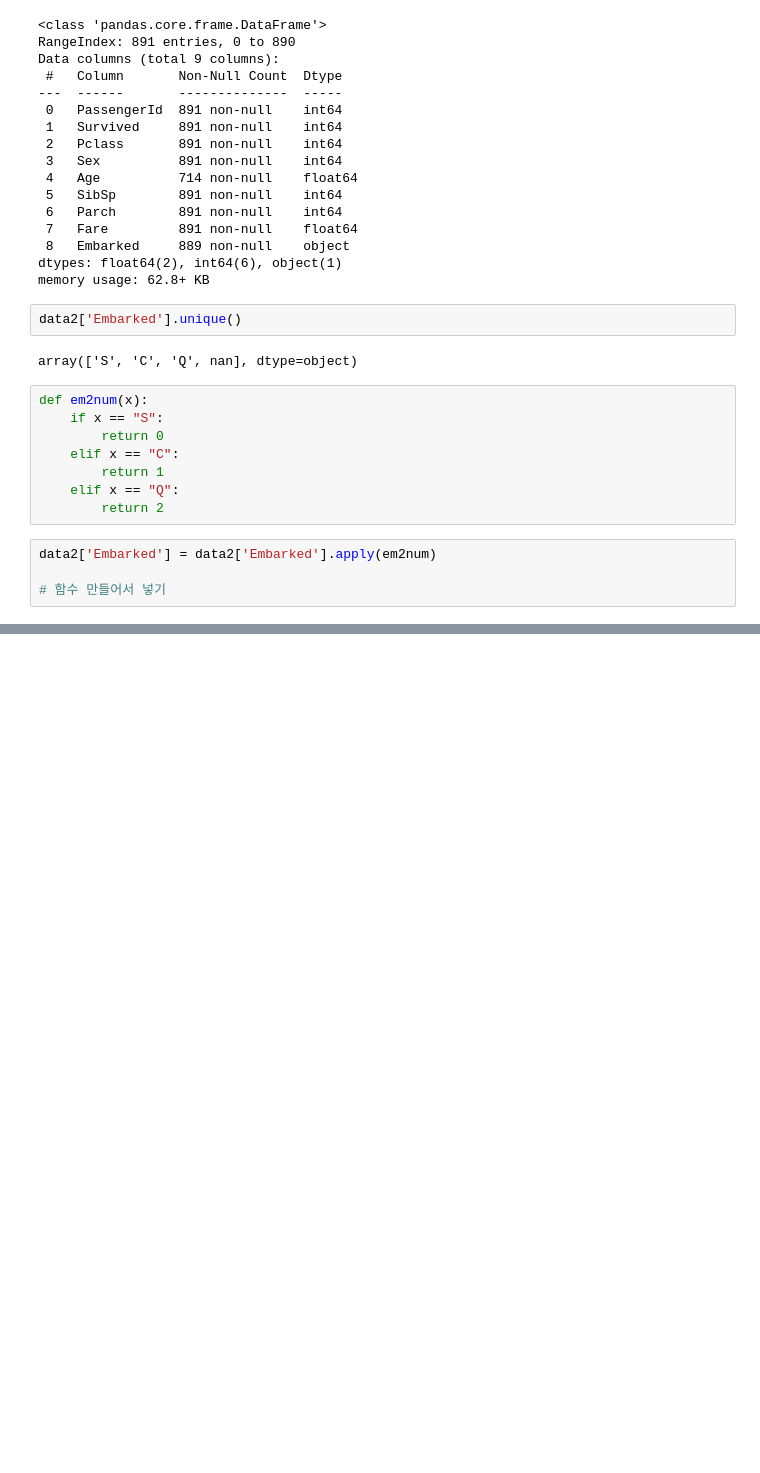
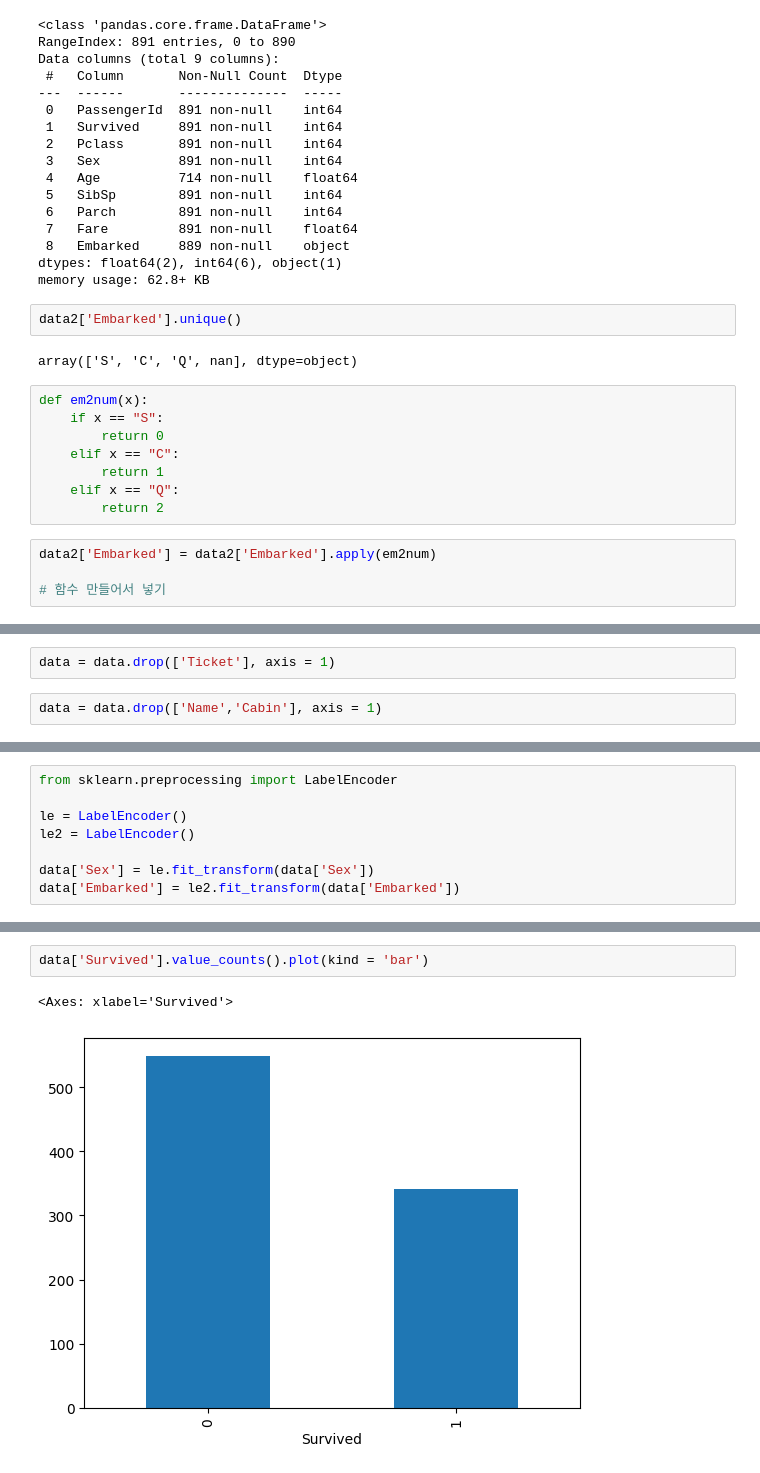
Before and after one commit to youngeunkoo/fintech_service, a Jupyter notebook: 06machine_learning/04_데이터전처리연습_titanic_Data.ipynb, the cells around one changed output, grey strips where cells are left out. Saved outputs shown, nothing was run; the diff lists cells and outputs as text; blank space fills up the shorter version.

```diff
--- a/06machine_learning/04_데이터전처리연습_titanic_Data.ipynb
+++ b/06machine_learning/04_데이터전처리연습_titanic_Data.ipynb
@@ -1455,0 +1876,4 @@ data2.head()
+# %%
+data = data.drop(['Ticket'], axis = 1)
+# %%
+data = data.drop(['Name','Cabin'], axis = 1)
@@ -1455,0 +1887,8 @@ data2.head()
+# %%
+from sklearn.preprocessing import LabelEncoder
+
+le = LabelEncoder()
+le2 = LabelEncoder()
+
+data['Sex'] = le.fit_transform(data['Sex'])
+data['Embarked'] = le2.fit_transform(data['Embarked'])
@@ -1455,0 +1928,5 @@ data2.head()
+# %%
+data['Survived'].value_counts().plot(kind = 'bar')
+# %% [output]
+<Axes: xlabel='Survived'>
+[figure, added]
```
Also changed, not shown: parts of 140 cells of this notebook, 1 other file.
